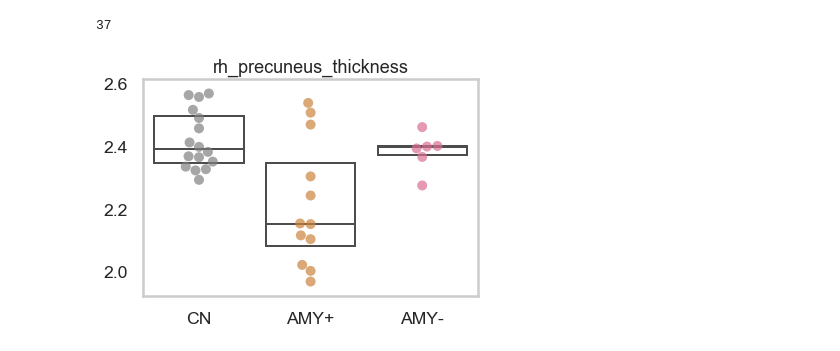
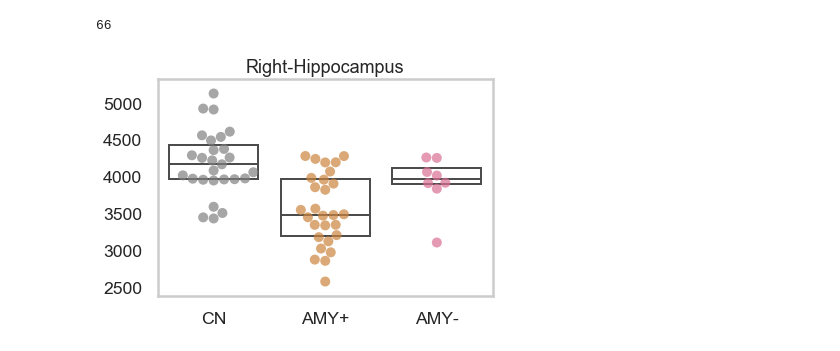
Before and after one commit to rezzo73/DickersonLab, a Jupyter notebook: Swarm_Plot.ipynb, the cells around one changed output. Cells and saved outputs as stored; diff of their text form; code cells hidden in the pictures.

Commit message:
Adding many new scripts, and updated code for LEADS and redcap

```diff
--- a/Swarm_Plot.ipynb
+++ b/Swarm_Plot.ipynb
@@ -58,13 +58,13 @@ for tab in hemi:
     # hemisphere
 
     if tab == 'aseg':
-        selectiontitle = 'Subcortical Thickness Measures (aseq_stats)'
-        statspathway = '/autofs/cluster/animal/scan_data/leads/recon/leads_aseg_stats.txt'
+        selectiontitle = 'Subcortical Thickness Measures (aseg_stats)'
+        statspathway = '/autofs/cluster/animal/scan_data/leads/analyses_nip/RECON_FLAIR/leads_aseg_vol.txt'
         rows= 6
         cols= 11
         spacing = .4
     else:
-        statspathway = '/autofs/cluster/animal/scan_data/leads/recon/'+tab+'_leads_aparc_stats.txt'
+        statspathway = '/autofs/cluster/animal/scan_data/leads/analyses_nip/RECON_FLAIR/leads_'+tab+'_aparc_thickness.txt'
         rows= 4
         cols= 9
         spacing = .22
@@ -72,17 +72,17 @@ for tab in hemi:
 
     # import dataset
     df = pd.read_csv(statspathway, sep='\t',index_col=0)
-    df2 = pd.read_csv('/autofs/cluster/animal/scan_data/leads/recon/demographics', sep='\t', index_col=0, names=colnames)
+    df2 = pd.read_csv('/autofs/cluster/animal/scan_data/leads/analyses_nip/RECON_FLAIR/demographics_final', sep='\t', index_col=0) #, names=colnames)
 
     # concatenate dataframes
     df_final = df.join(df2)
 
     if tab == 'aseg':
-        df_final.to_csv('/autofs/cluster/animal/scan_data/leads/recon/LEADS_aseg_stats')
+        df_final.to_csv('/autofs/cluster/animal/scan_data/leads/analyses_nip/RECON_FLAIR/LEADS_aseg_vol')
     elif (tab == 'lh'):
-        df_final.to_csv('/autofs/cluster/animal/scan_data/leads/recon/LEADS_aparc_lh_stats')
+        df_final.to_csv('/autofs/cluster/animal/scan_data/leads/analyses_nip/RECON_FLAIR/LEADS_aparc_lh_thickness')
     elif (tab == 'rh'):
-        df_final.to_csv('/autofs/cluster/animal/scan_data/leads/recon/LEADS_aparc_rh_stats')
+        df_final.to_csv('/autofs/cluster/animal/scan_data/leads/analyses_nip/RECON_FLAIR/LEADS_aparc_rh_thickness')
 
     rois = list(df_final)[:-1]
     print(len(rois))
@@ -123,8 +123,7 @@ for tab in hemi:
             counter = counter + 1
         except ValueError:
             print('there is no graph '+i+' to print for this block '+str(counter))
-    plt.savefig('/autofs/cluster/animal/scan_data/leads/recon/figures/'+tab+'boxswarmplot.png')
-    #plt.savefig('/autofs/cluster/animal/scan_data/leads/recon/figures/'+tab+'swarmplot.png')
+    plt.savefig('/autofs/cluster/animal/scan_data/leads/analyses_nip/RECON_FLAIR/figures/'+tab+'boxswarmplot.png')
 # %% [output]
 aseg
 66
@@ -140,39 +140,40 @@ there is no graph eTIV to print for this block 37
 # %%
-#selectiontitle = 'Subcortical Thickness Measures (aseg_stats)'
-#statspathway = '/autofs/cluster/animal/scan_data/leads/recon/leads_aseg_stats.txt'
-selectiontitle = 'Cortical Thickness Measures for '+'rh'+' (aparc_stats)'
-statspathway = '/autofs/cluster/animal/scan_data/leads/recon/rh_leads_aparc_stats.txt'
+selectiontitle = 'Subcortical Thickness Measures (aseg_stats)'
+statspathway = '/autofs/cluster/animal/scan_data/leads/analyses_nip/RECON_FLAIR/leads_aseg_vol.txt'
+#selectiontitle = 'Cortical Thickness Measures for '+'rh'+' (aparc_stats)'
+#statspathway = '/autofs/cluster/animal/scan_data/leads/analyses_nip/RECON_FLAIR/leads_rh_aparc_thickness.txt'
 
 # import dataset
 df = pd.read_csv(statspathway, sep='\t',index_col=0)
-df2 = pd.read_csv('/autofs/cluster/animal/scan_data/leads/recon/demographics', sep='\t', index_col=0, names=colnames)
+df2 = pd.read_csv('/autofs/cluster/animal/scan_data/leads/analyses_nip/RECON_FLAIR/demographics_final', sep='\t', index_col=0) #, names=colnames)
 
 # concatenate dataframes
 df_final = df.join(df2)
-newdf = df_final.drop(index='LDS0730001_20180619') # remove this invalid subject
+newdf = df_final
+#newdf = df_final.drop(index='LDS0730001_20180619') # remove this invalid subject
 rois = list(newdf)[:-1]
 print(len(rois))
 flatui = ["grey", "peru", "palevioletred"]
 
 
-NAME = 'rh_precuneus_thickness'
+NAME = 'Right-Hippocampus'
 #rh_entorhinal_thickness #rh_MeanThickness_thickness #rh_precuneus_thickness
 #'EstimatedTotalIntraCranialVol' #'Left-Hippocampus' #Right-Hippocampus
 # ttl = plt.suptitle(selectiontitle, fontsize=28)
 # plot one figure
 ax = plt
 sns.set(style="whitegrid")
 sns.set_context("poster", font_scale=.8, rc={"lines.linewidth": 2})
 ax = sns.boxplot(x= 'Group', y=NAME, data=newdf, showcaps=False, boxprops={'facecolor':'None'}, showfliers=False, whiskerprops={'linewidth':0})
 ax2 = sns.swarmplot(x= 'Group', y=NAME, hue='Group', data=newdf, palette=flatui, alpha=0.7, s=10)
 ax2.set_ylabel('')
 ax2.set_xlabel('')
 #ax2.ticklabel_format(style='sci', axis='y')
 
 ax2.axes.set_title(NAME, fontsize=18)
 ax2.legend_.remove()
 ax2.grid(False)
-plt.savefig('/autofs/cluster/animal/scan_data/leads/recon/figures/'+NAME+'boxswarmplot.png', bbox_inches="tight")
+plt.savefig('/autofs/cluster/animal/scan_data/leads/analyses_nip/RECON_FLAIR/figures/'+NAME+'boxswarmplot.png', bbox_inches="tight")
 # %% [output]
-37
+66
-[figure, old version]
+[figure, new version]
```
Also changed, not shown: parts of 6 cells of this notebook, 8 other files.
